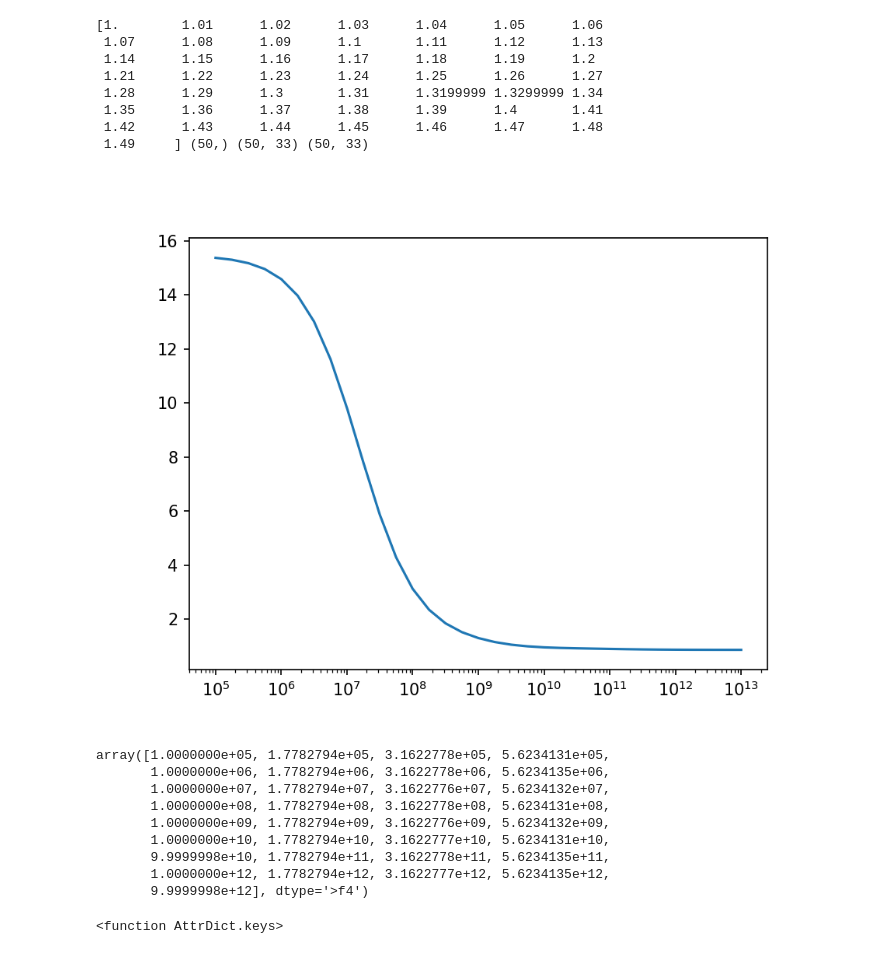
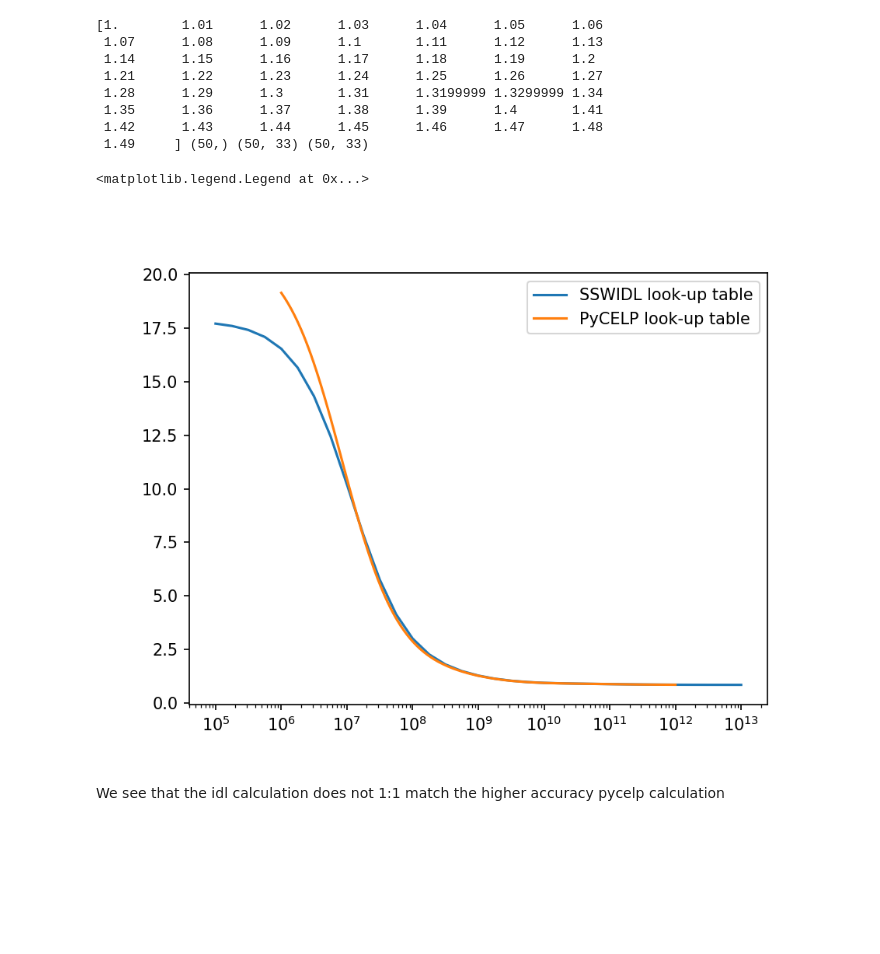
Before and after one commit to arparaschiv/FeXIII-coronal-density, a Jupyter notebook: PyCELP_generate_lookup.ipynb, the cells around one changed output. Saved outputs shown, nothing was run; the diff lists cells and outputs as text; code cells hidden in the pictures; blank space fills up the shorter version.

```diff
--- a/PyCELP_generate_lookup.ipynb
+++ b/PyCELP_generate_lookup.ipynb
@@ -255,13 +255,13 @@ Compare with the old idl look-up table
 from scipy.io import readsav    ## in DKIST_DENS
 ## theoretical chianti ratio calculations created via IDL
     ## read the IDL (for now) chianti table
-chia = readsav("/home/noxpara/Desktop/FeXIII-coronal-density/chianti_v10_fe13_h50_ratio.sav")      ## variable directly readable by work_1pix
+chia = readsav("/home/noxpara/Desktop/FeXIII-coronal-density/chianti_v10.0_sswidl_fe13_h50_d33_ratio.sav")      ## variable directly readable by work_1pix
     #print(chianti_table.keys())               ## Debug - check the arrays
 
     ##  in the save file, 'h' is an array of heights in solar radii (from 1.00 to 1.50);
     ##  'den' is an array of density (from 5.0 to 13.0), 'rat' is a 2D array containing line ratios corresponding to different density values at different heights.
     ##  To query the database of heights:
-print(chia.h,chia.h.shape,chia.rat.shape,chia.den.shape)
+print(chia['h'],chia['h'].shape,chia['rat'].shape,chia['den'].shape)
 # %% [output]
 [1.        1.01      1.02      1.03      1.04      1.05      1.06
  1.07      1.08      1.09      1.1       1.11      1.12      1.13
@@ -273,7 +273,10 @@ print(chia.h,chia.h.shape,chia.rat.shape,chia.den.shape)
  1.49     ] (50,) (50, 33) (50, 33)
 # %%
 plt.figure()
-plt.plot(chia.den[0,:],chia.rat[0])
+plt.plot(chia.den[1,:],chia.rat[1],label="SSWIDL look-up table")
+plt.plot(densities,ratios[1,:],label="PyCELP look-up table")
 plt.xscale('log')
+plt.legend()
 # %% [output]
+<matplotlib.legend.Legend at 0x...>
-[figure, old version]
+[figure, new version]
@@ -282,16 +283,2 @@ chia.den=chia.den[0,:]
-# %%
-chia.den
-# %% [output]
-array([1.0000000e+05, 1.7782794e+05, 3.1622778e+05, 5.6234131e+05,
-       1.0000000e+06, 1.7782794e+06, 3.1622778e+06, 5.6234135e+06,
-       1.0000000e+07, 1.7782794e+07, 3.1622776e+07, 5.6234132e+07,
-       1.0000000e+08, 1.7782794e+08, 3.1622778e+08, 5.6234131e+08,
-       1.0000000e+09, 1.7782794e+09, 3.1622776e+09, 5.6234132e+09,
-       1.0000000e+10, 1.7782794e+10, 3.1622777e+10, 5.6234131e+10,
-       9.9999998e+10, 1.7782794e+11, 3.1622778e+11, 5.6234135e+11,
-       1.0000000e+12, 1.7782794e+12, 3.1622777e+12, 5.6234135e+12,
-       9.9999998e+12], dtype='>f4')
-# %%
-chia.keys
-# %% [output]
-<function AttrDict.keys>
+# %% [markdown]
+We see that the idl calculation does not 1:1 match the higher accuracy pycelp calculation
```
Also changed, not shown: parts of 3 cells of this notebook, 1 other file.
